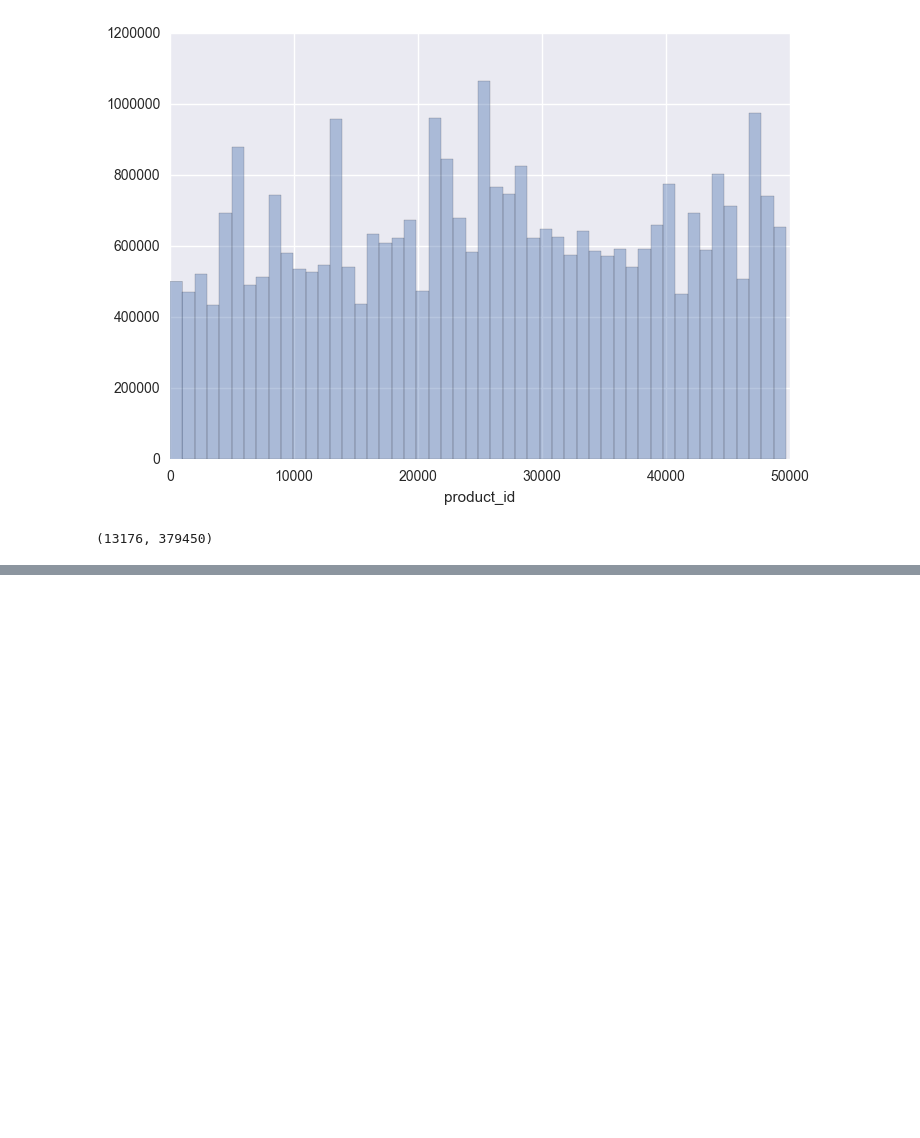
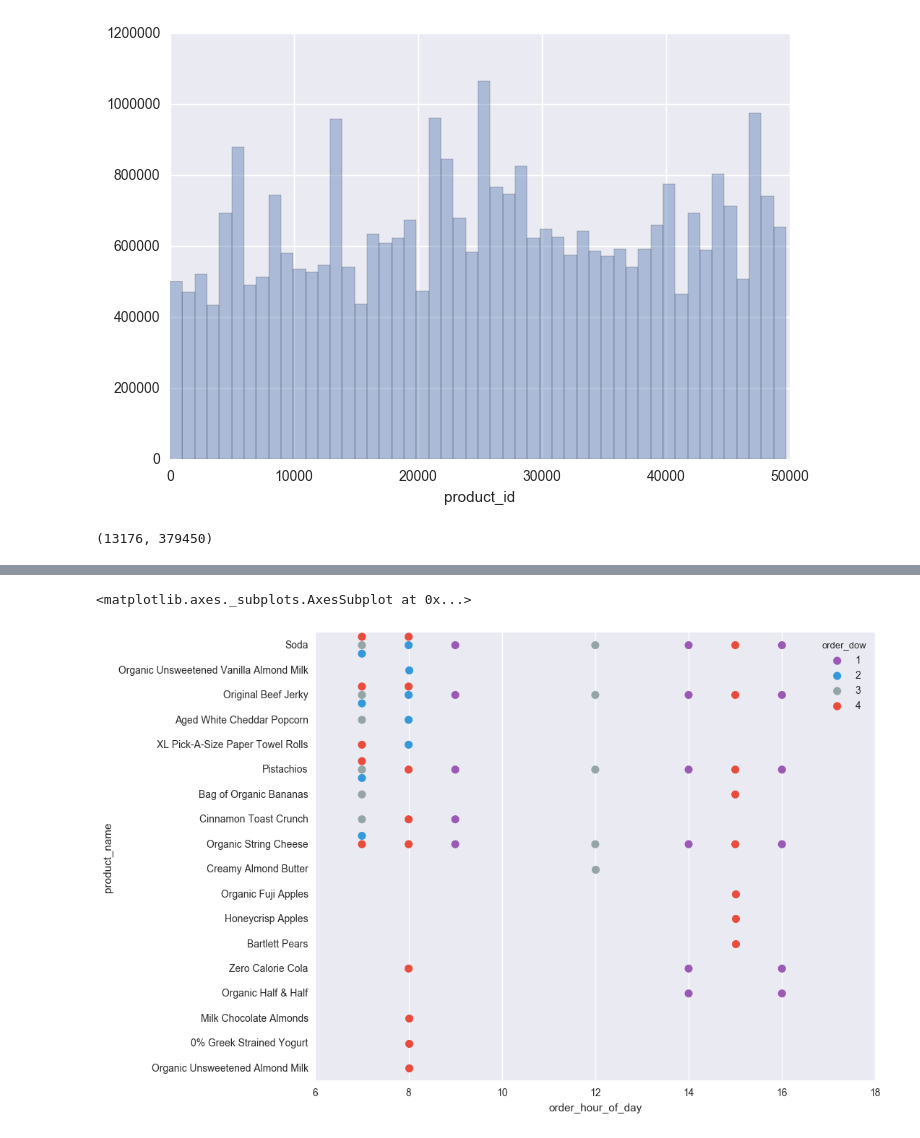
Before and after one commit to anishpillay2002/ML-Instacart-Kaggle, a Jupyter notebook: code.ipynb, the cells around one changed output, grey strips where cells are left out. Saved outputs shown, nothing was run; the diff lists cells and outputs as text; code cells hidden in the pictures; blank space fills up the shorter version.

```diff
--- a/code.ipynb
+++ b/code.ipynb
@@ -296,0 +408,8 @@ plt.barh(x,y, align='center')
+# %%
+plt.figure(figsize=(10,8))
+sns.set(font_scale = 1)
+flatui = ["#9b59b6", "#3498db", "#95a5a6", "#e74c3c", "#34495e", "#2ecc71"]
+sns.swarmplot(cust_data.order_hour_of_day,cust_data.product_name, hue=cust_data.order_dow, palette= sns.color_palette(flatui), size=8)
+# %% [output]
+<matplotlib.axes._subplots.AxesSubplot at 0x...>
+[figure, added]
```
Also changed, not shown: parts of 18 cells of this notebook.
